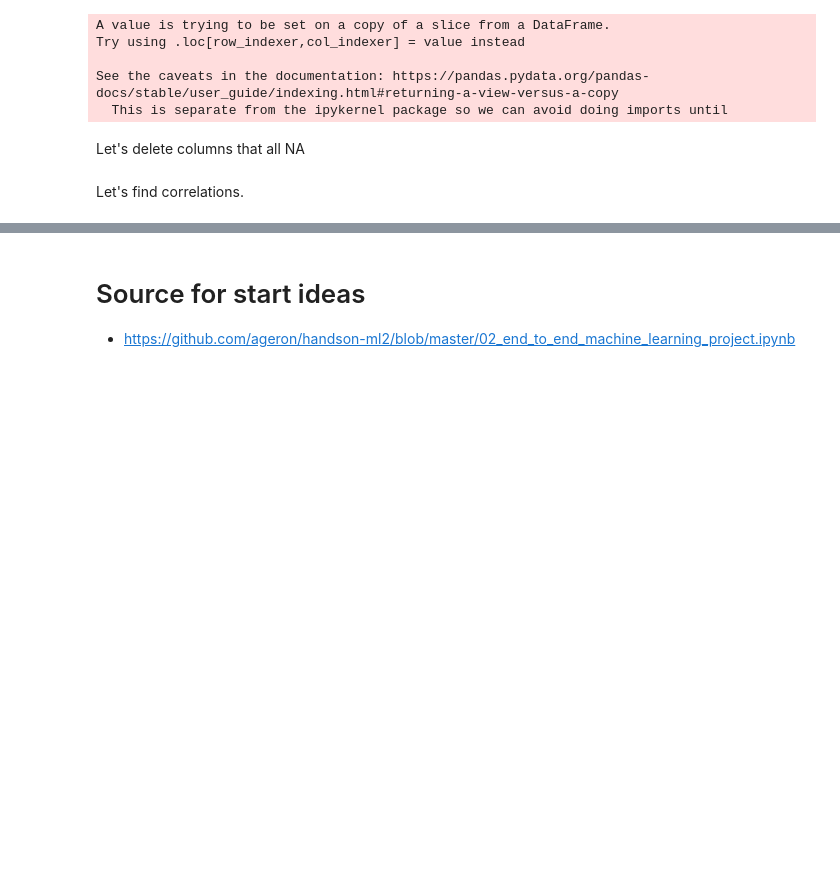
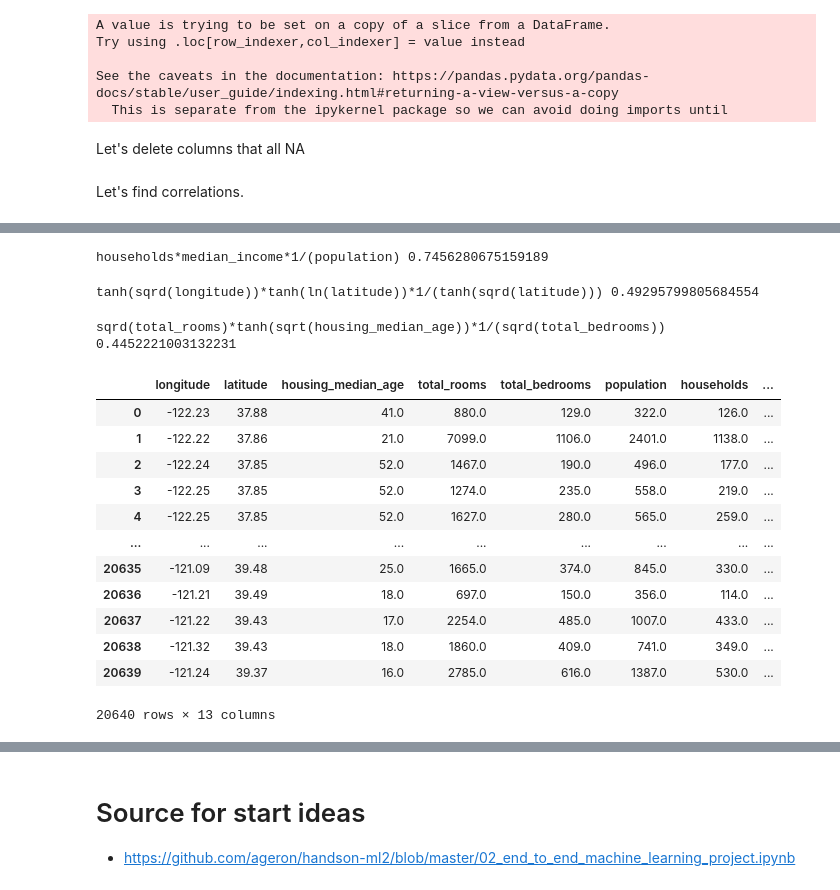
Before and after one commit to matyushkin/competitions, a Jupyter notebook: pipelines/regression/regression.ipynb, the cells around one changed output, grey strips where cells are left out. Saved outputs shown, nothing was run; the diff lists cells and outputs as text; code cells hidden in the pictures; blank space fills up the shorter version.

```diff
--- a/pipelines/regression/regression.ipynb
+++ b/pipelines/regression/regression.ipynb
@@ -309,0 +330,44 @@ df_c
+# %%
+d = df_c.copy()
+d = d.drop(['combination', 'value'], axis=1).astype(bool)
+# %%
+best_current_row = d.iloc[0].copy()
+print(df_c.iloc[0].combination, df_c.iloc[0].value)
+best_combinations = [df_c.iloc[0].combination]
+
+for i in tqdm(d.index):
+    if np.any(best_current_row & d.loc[i]):
+        continue
+    else:
+        best_current_row = best_current_row | d.loc[i]
+        print(df_c.loc[i].combination, df_c.loc[i].value)
+        best_combinations.append(df_c.loc[i].combination)
+        if np.all(best_current_row):
+            break
+# %% [output]
+households*median_income*1/(population) 0.7456280675159189
+tanh(sqrd(longitude))*tanh(ln(latitude))*1/(tanh(sqrd(latitude))) 0.49295799805684554
+sqrd(total_rooms)*tanh(sqrt(housing_median_age))*1/(sqrd(total_bedrooms)) 0.4452221003132231
+# %%
+for c in best_combinations:
+    df_tr[c] = np.ones(df_tr.shape[0])
+    for col in c.split('*'):
+        df_tr[c] *= df_tr[col]
+# %%
+df_bc = df_tr[[c for c in best_combinations]]
+# %%
+pd.concat([df, df_bc], axis=1)
+# %% [output]
+|  | longitude | latitude | housing_median_age | total_rooms | total_bedrooms | population | households | ... |
+| 0 | -122.23 | 37.88 | 41.0 | 880.0 | 129.0 | 322.0 | 126.0 | ... |
+| 1 | -122.22 | 37.86 | 21.0 | 7099.0 | 1106.0 | 2401.0 | 1138.0 | ... |
+| 2 | -122.24 | 37.85 | 52.0 | 1467.0 | 190.0 | 496.0 | 177.0 | ... |
+| 3 | -122.25 | 37.85 | 52.0 | 1274.0 | 235.0 | 558.0 | 219.0 | ... |
+| 4 | -122.25 | 37.85 | 52.0 | 1627.0 | 280.0 | 565.0 | 259.0 | ... |
+| ... | ... | ... | ... | ... | ... | ... | ... | ... |
+| 20635 | -121.09 | 39.48 | 25.0 | 1665.0 | 374.0 | 845.0 | 330.0 | ... |
+| 20636 | -121.21 | 39.49 | 18.0 | 697.0 | 150.0 | 356.0 | 114.0 | ... |
+| 20637 | -121.22 | 39.43 | 17.0 | 2254.0 | 485.0 | 1007.0 | 433.0 | ... |
+| 20638 | -121.32 | 39.43 | 18.0 | 1860.0 | 409.0 | 741.0 | 349.0 | ... |
+| 20639 | -121.24 | 39.37 | 16.0 | 2785.0 | 616.0 | 1387.0 | 530.0 | ... |
+20640 rows × 13 columns
```
Also changed, not shown: parts of 13 cells of this notebook.
